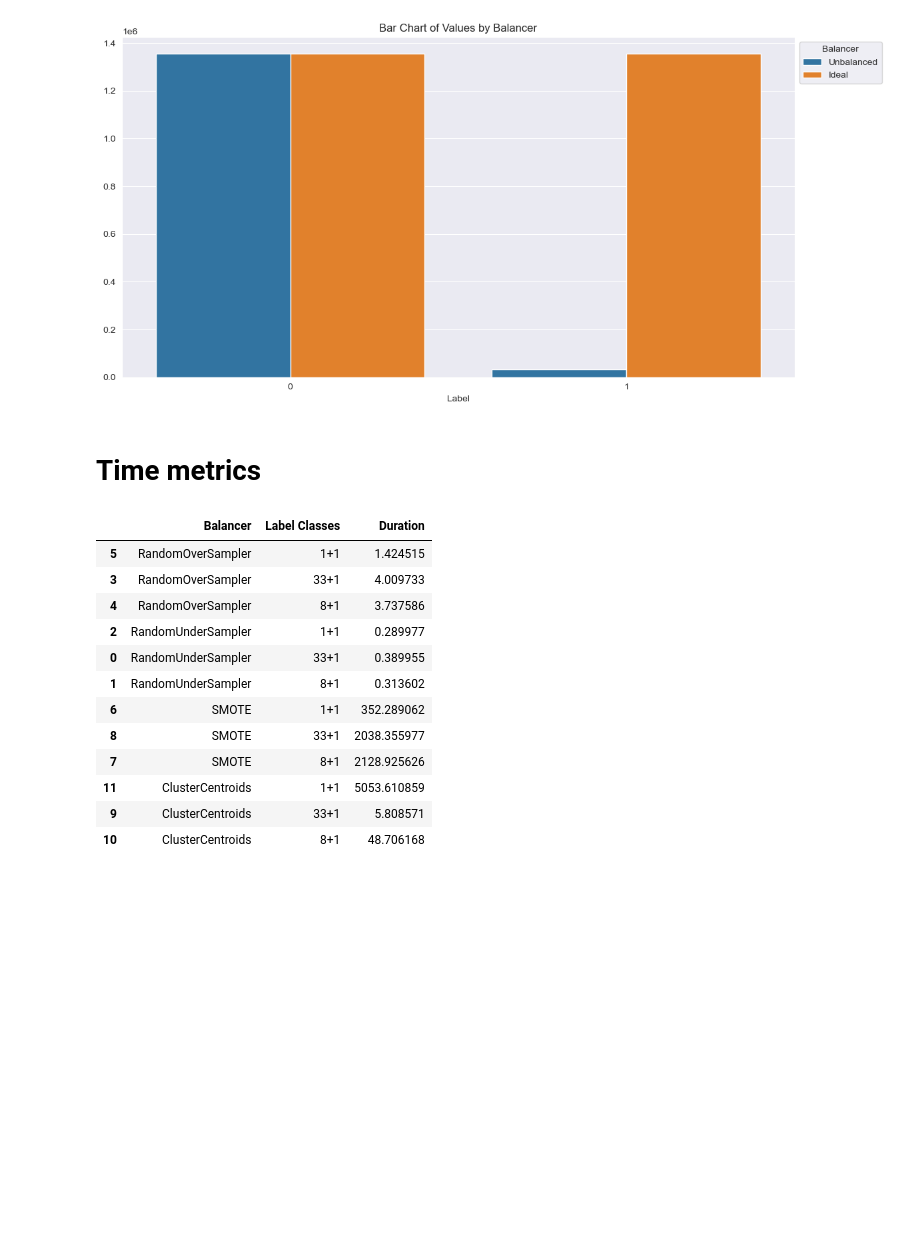
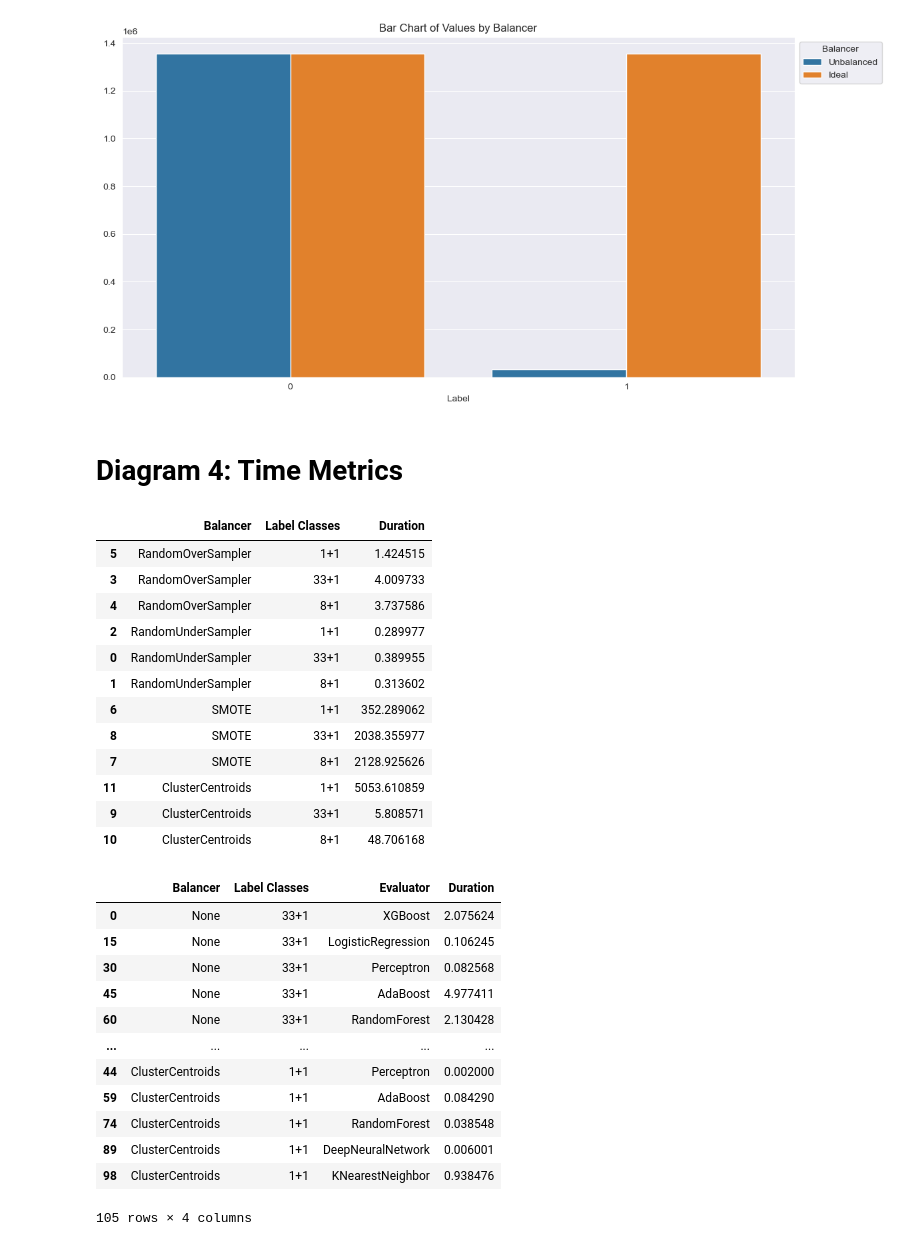
Before and after one commit to Keko787/Generating-a-Balanced-IoT-Cyber-Attack-Dataset-with-GAN-COIL-Collaboration-, a Jupyter notebook: graphs/results.ipynb, the cells around one changed output. Drawn from its saved outputs; the diff is of its cells as text; code cells hidden in the pictures; blank space fills up the shorter version.

Commit message:
Added dataframe building for Diagram 4 evaluator time metrics

```diff
--- a/graphs/results.ipynb
+++ b/graphs/results.ipynb
@@ -145,29 +145,53 @@ for label_class in ['33+1', '7+1', '1+1']:
 [figure]
 [figure]
 # %% [markdown]
-# Time metrics
+# Diagram 4: Time Metrics
 # %%
 sampler_metrics = pd.read_json(sampler_metrics_rel_loc, orient='index')
 sampler_metrics.rename(columns={'Sampler': 'Balancer', 'Test Duration': 'Duration'}, inplace=True)
 # Add GAN metrics when available
 if gan_metrics_rel_loc:
     gan_metrics = pd.read_json(gan_metrics_rel_loc,orient='index')
     balancer_metrics = pd.concat([sampler_metrics, gan_metrics], axis=1)
 else:
     balancer_metrics = sampler_metrics
 
 display(balancer_metrics)
+
+
+evaluator_metrics = pd.read_json(sampling_evaluator_metrics_rel_loc, orient='index')
+evaluator_metrics.rename(columns={'Sampler': 'Balancer', 'Test Duration': 'Duration'}, inplace=True)
+# Add GAN metrics when available
+if gan_metrics_rel_loc:
+    gan_metrics = pd.read_json(gan_metrics_rel_loc,orient='index')
+    evaluator_metrics = pd.concat([evaluator_metrics, gan_metrics], axis=1)
+
+evaluator_metrics = evaluator_metrics[['Balancer', 'Label Classes', 'Evaluator', 'Duration']]
+display(evaluator_metrics)
 # %% [output]
 |  | Balancer | Label Classes | Duration |
 | 5 | RandomOverSampler | 1+1 | 1.424515 |
 | 3 | RandomOverSampler | 33+1 | 4.009733 |
 | 4 | RandomOverSampler | 8+1 | 3.737586 |
 | 2 | RandomUnderSampler | 1+1 | 0.289977 |
 | 0 | RandomUnderSampler | 33+1 | 0.389955 |
 | 1 | RandomUnderSampler | 8+1 | 0.313602 |
 | 6 | SMOTE | 1+1 | 352.289062 |
 | 8 | SMOTE | 33+1 | 2038.355977 |
 | 7 | SMOTE | 8+1 | 2128.925626 |
 | 11 | ClusterCentroids | 1+1 | 5053.610859 |
 | 9 | ClusterCentroids | 33+1 | 5.808571 |
 | 10 | ClusterCentroids | 8+1 | 48.706168 |
+|  | Balancer | Label Classes | Evaluator | Duration |
+| 0 | None | 33+1 | XGBoost | 2.075624 |
+| 15 | None | 33+1 | LogisticRegression | 0.106245 |
+| 30 | None | 33+1 | Perceptron | 0.082568 |
+| 45 | None | 33+1 | AdaBoost | 4.977411 |
+| 60 | None | 33+1 | RandomForest | 2.130428 |
+| ... | ... | ... | ... | ... |
+| 44 | ClusterCentroids | 1+1 | Perceptron | 0.002000 |
+| 59 | ClusterCentroids | 1+1 | AdaBoost | 0.084290 |
+| 74 | ClusterCentroids | 1+1 | RandomForest | 0.038548 |
+| 89 | ClusterCentroids | 1+1 | DeepNeuralNetwork | 0.006001 |
+| 98 | ClusterCentroids | 1+1 | KNearestNeighbor | 0.938476 |
+105 rows × 4 columns
```
Also changed, not shown: parts of 2 cells of this notebook.
